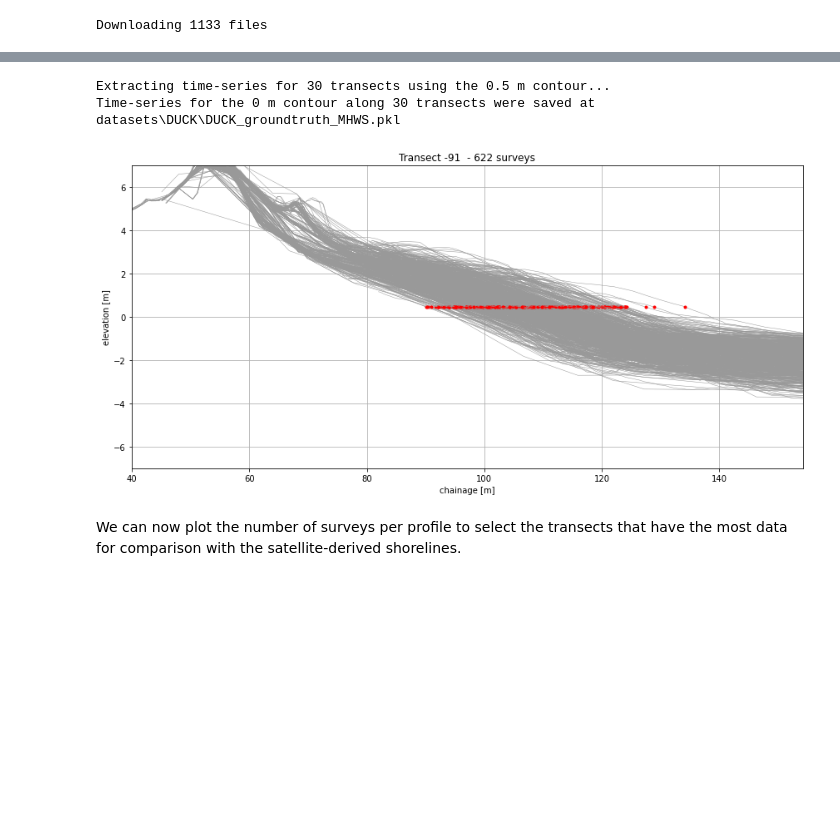
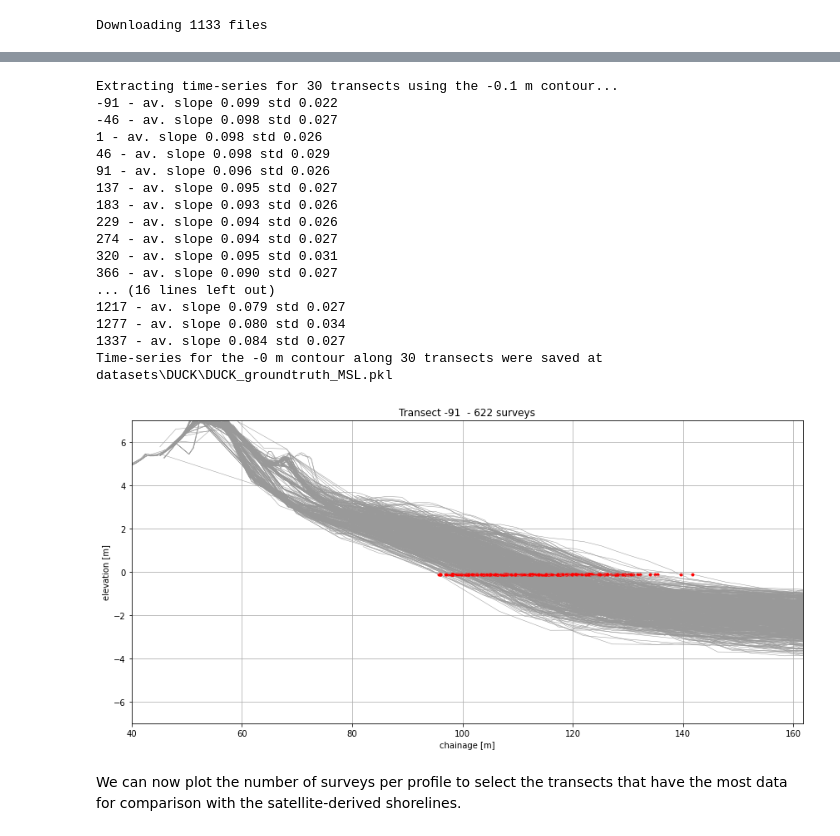
Before and after one commit to SatelliteShorelines/SDS_Benchmark, a Jupyter notebook: 1_preprocess_datasets.ipynb, the cells around one changed output, grey strips where cells are left out. Saved outputs shown, nothing was run; the diff lists cells and outputs as text; code cells hidden in the pictures; blank space fills up the shorter version.

```diff
--- a/1_preprocess_datasets.ipynb
+++ b/1_preprocess_datasets.ipynb
@@ -74,11 +74,10 @@ df = pd.read_csv(fp_dataset)
 pf_names = list(np.unique(df['Profile ID']))
 
 # select contour level
-contour = 'MHWS'#'MSL'
+contour = 'MSL' # other option is 'MHWS'
 contour_level = contour_dict[sitename][contour]
 print('Extracting time-series for %d transects using the %.1f m contour...'%(len(pf_names),
                                                                              contour_level))
-
 # initialise topo_profiles structure
 topo_profiles = dict([])
 for i in range(len(pf_names)): # for each profile
@@ -87,7 +86,8 @@ for i in range(len(pf_names)): # for each profile
     dates_str = df['Date']
     dates_unique = np.unique(dates_str)
     # loop through dates
-    topo_profiles[pf_names[i]] = {'dates':[],'chainages':[]}
+    topo_profiles[pf_names[i]] = {'dates':[],'chainages':[],'slopes':[]}
+    slopes = []
     for date in dates_unique:
         # extract chainage and elevation for that date
         df_date = df_pf.loc[dates_str == date]
@@ -106,7 +106,18 @@ for i in range(len(pf_names)): # for each profile
         topo_profiles[pf_names[i]]['chainages'].append(chainage_contour_level)
         date_utc = pytz.utc.localize(datetime.strptime(date,'%Y-%m-%d'))
         topo_profiles[pf_names[i]]['dates'].append(date_utc)
-
+        # calculate beach slope from MSL to MHWS
+        idx = np.where(np.logical_and(elevations_interp >= contour_dict[sitename]['MSL'],
+                                      elevations_interp <= contour_dict[sitename]['MHWS']))[0]
+        if len(chainages_interp[idx])<2:
+            slope = np.nan
+        elif np.max(np.diff(chainages_interp[idx])) > 1:
+            slope = np.nan
+        else:
+            slope = -np.polyfit(chainages_interp[idx], elevations_interp[idx], 1)[0]
+        slopes.append(slope)
+    topo_profiles[pf_names[i]]['slopes'] = slopes
+    print('%s - av. slope %.3f std %.3f'%(pf_names[i],np.nanmean(slopes),np.nanstd(slopes)))
 # save time-series in a pickle file
 fp_save = os.path.join(data_folder, '%s_groundtruth_%s.pkl'%(sitename,contour))
 with open(fp_save, 'wb') as f:
@@ -125,5 +136,5 @@ for i,key in enumerate(topo_profiles.keys()):
     ax.set_ylabel('distance [m]', fontsize=12)
     ax.text(0.5,0.95, key, bbox=dict(boxstyle="square", ec='k',fc='w'), ha='center',
             va='top', transform=ax.transAxes, fontsize=14)
-fig.savefig(os.path.join(data_folder, '%s_insitu_timeseries_%s.jpg'%(sitename,contour)), dpi=100);
+# fig.savefig(os.path.join(data_folder, '%s_insitu_timeseries_%s.jpg'%(sitename,contour)), dpi=100);
 # %% [output]
@@ -319,7 +335,7 @@ profiles = [-91,-46, 1,46, 91, 137, 183, 229, 274, 320, 366, 411, 457, 558, 594,
 pf_names = [str(_) for _ in profiles]
 
 # select contour level
-contour = 'MHWS'#'MSL'
+contour = 'MSL' # other option is 'MHWS'
 contour_level = contour_dict[sitename][contour]
 print('Extracting time-series for %d transects using the %.1f m contour...'%(len(pf_names),
                                                                              contour_level))
@@ -349,9 +365,10 @@ if not os.path.exists(fp_figs): os.makedirs(fp_figs)
 topo_profiles = dict([])
 n_surveys = np.zeros(len(pf_names))
 for i in range(len(pf_names)):
-    topo_profiles[pf_names[i]] = {'dates':[],'chainages':[]}
+    topo_profiles[pf_names[i]] = {'dates':[],'chainages':[],'slopes':[]}
     fig, ax = plt.subplots(1,1,figsize=(12,6),tight_layout=True)
     ax.grid()
+    slopes = []
     for n in list(survey_data.keys()):
         survey = survey_data[n]
         idx = np.where(survey['profile'] == profiles[i])[0]
@@ -366,36 +383,63 @@ for i in range(len(pf_names)):
         elevations = elevations[idx_sorted]
         chainages_interp = np.arange(np.min(chainages)-1,np.max(chainages)+1,1)
         elevations_interp = np.interp(chainages_interp,chainages,elevations)
         # use interpolation to extract the chainage at the contour level
         f = interpolate.interp1d(elevations_interp, chainages_interp, bounds_error=False)
         chainage_contour_level = float(f(contour_level))
         topo_profiles[pf_names[i]]['chainages'].append(chainage_contour_level)
         topo_profiles[pf_names[i]]['dates'].append(date)
         ax.plot(chainages,elevations,'-',c='0.6',lw=0.5)
         ax.plot(chainage_contour_level,contour_level,'r.')
+        # calculate beach slope between MSL and MHWS
+        idx = np.where(np.logical_and(elevations_interp >= contour_dict[sitename]['MSL'],
+                                      elevations_interp <= contour_dict[sitename]['MHWS']))[0]
+        if len(chainages_interp[idx])<2:
+            slope = np.nan
+        elif np.max(np.diff(chainages_interp[idx])) > 1:
+            slope = np.nan
+        else:
+            slope = -np.polyfit(chainages_interp[idx], elevations_interp[idx], 1)[0]
+        slopes.append(slope)
+    topo_profiles[pf_names[i]]['slopes'] = slopes
+    print('%s - av. slope %.3f std %.3f'%(pf_names[i],np.nanmean(slopes),np.nanstd(slopes)))
 
     # convert to np.array
     topo_profiles[pf_names[i]]['chainages'] = np.array(topo_profiles[pf_names[i]]['chainages'])
     n_surveys[i] = len(topo_profiles[pf_names[i]]['dates'])
     if len(topo_profiles[pf_names[i]]['dates']) > 0:
         ax.set(title = 'Transect %s  - %d surveys'%(pf_names[i],len(topo_profiles[pf_names[i]]['dates'])),
                xlabel='chainage [m]', ylabel='elevation [m]', ylim=[-7,7],
                xlim=[40,np.nanmax(topo_profiles[pf_names[i]]['chainages'])+20])
         # fig.savefig(os.path.join(fp_figs, 'transect_%s.jpg'%pf_names[i]), dpi=100)
         if i > 0: plt.close(fig)
     else:
         topo_profiles.pop(pf_names[i])
         plt.close(fig)
 
 # save time-series in a pickle file
 fp_save = os.path.join(data_folder, '%s_groundtruth_%s.pkl'%(sitename,contour))
 with open(fp_save, 'wb') as f:
     pickle.dump(topo_profiles, f)
 print('Time-series for the %1.f m contour along %d transects were saved at %s'%(contour_level,len(pf_names),fp_save))
 # %% [output]
-Extracting time-series for 30 transects using the 0.5 m contour...
-Time-series for the 0 m contour along 30 transects were saved at datasets\DUCK\DUCK_groundtruth_MHWS.pkl
+Extracting time-series for 30 transects using the -0.1 m contour...
+-91 - av. slope 0.099 std 0.022
+-46 - av. slope 0.098 std 0.027
+1 - av. slope 0.098 std 0.026
+46 - av. slope 0.098 std 0.029
+91 - av. slope 0.096 std 0.026
+137 - av. slope 0.095 std 0.027
+183 - av. slope 0.093 std 0.026
+229 - av. slope 0.094 std 0.026
+274 - av. slope 0.094 std 0.027
+320 - av. slope 0.095 std 0.031
+366 - av. slope 0.090 std 0.027
+... (16 lines left out)
+1217 - av. slope 0.079 std 0.027
+1277 - av. slope 0.080 std 0.034
+1337 - av. slope 0.084 std 0.027
+Time-series for the -0 m contour along 30 transects were saved at datasets\DUCK\DUCK_groundtruth_MSL.pkl
-[figure, old version]
+[figure, new version]
 # %% [markdown]
 We can now plot the number of surveys per profile to select the transects that have the most data for comparison with the satellite-derived shorelines.
 # %%
```
Also changed, not shown: parts of 7 cells of this notebook, 2 other files.
